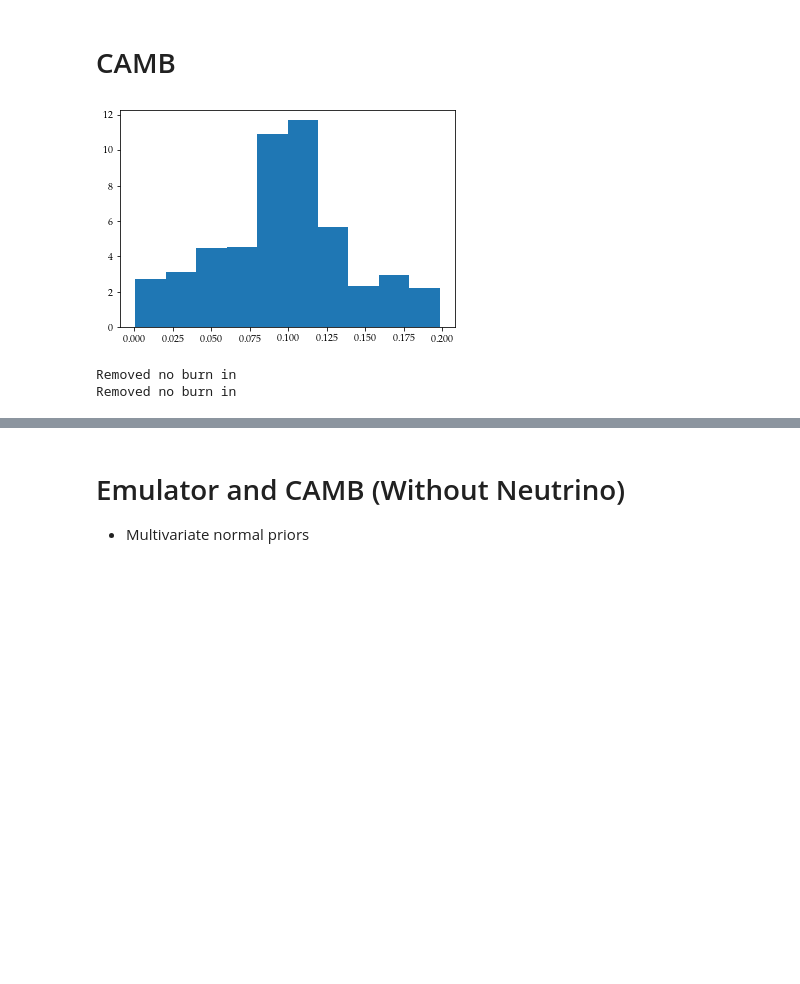
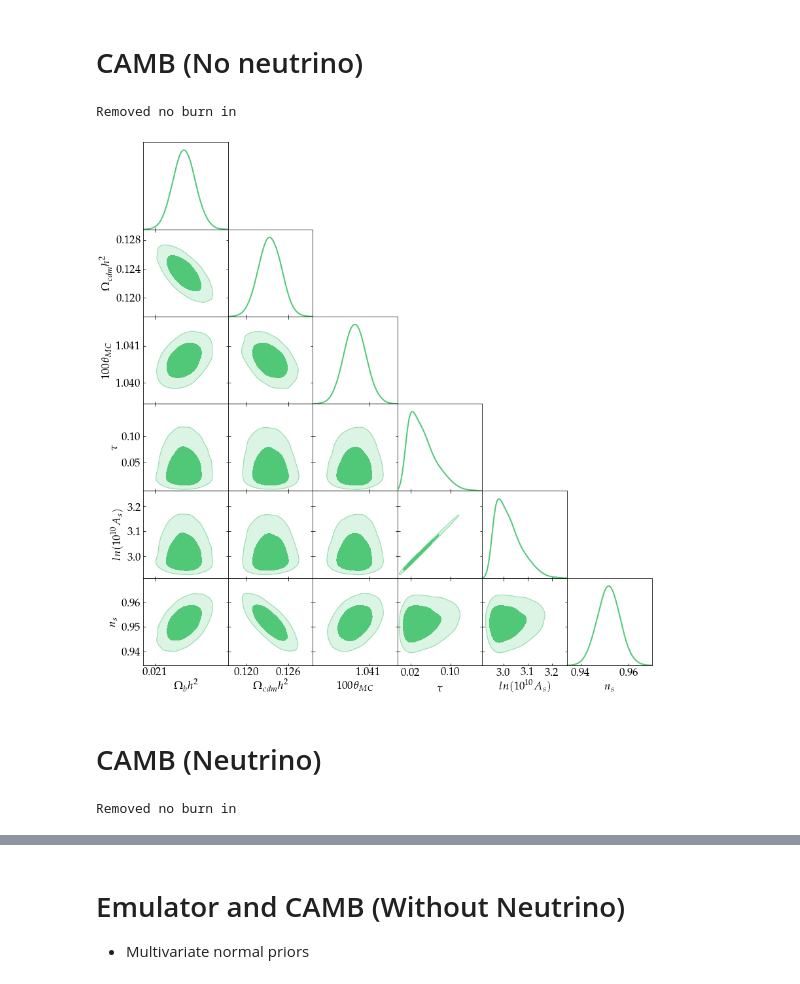
Before and after one commit to Harry45/emuplanck, a Jupyter notebook: triangle.ipynb, the cells around one changed output, grey strips where cells are left out. Cells and saved outputs as stored; diff of their text form; code cells hidden in the pictures; blank space fills up the shorter version.

Commit message:
planck emulator

```diff
--- a/triangle.ipynb
+++ b/triangle.ipynb
@@ -17,29 +17,40 @@ palefactor = 0.9
 linewidth = 2
 contours = [0.68,0.95]
 # %% [markdown]
-# CAMB
+# CAMB (No neutrino)
 # %%
-NDIM = 7
-camb_samples_1 = pickle_load('samples', 'camb_samples_corrected_neutrino_1')
-camb_samples_2 = pickle_load('samples', 'camb_samples_corrected_neutrino_2')
-# camb_samples_2 = pickle_load('samples', 'camb_samples_uniform_planck_priors')
+NDIM = 6
+camb_samples_1 = pickle_load('samples', 'samples_no_neutrino')
+names = ["x%s"%i for i in range(NDIM)]
+
+
+labels = [r'$\Omega_{b}h^{2}$',
+          r'$\Omega_{cdm}h^{2}$',
+          r'$100\theta_{MC}$',
+          r'$\tau$',
+          r'$ln(10^{10}A_{s})$',
+          r'$n_{s}$']
-# %%
-plt.hist(camb_samples_2[:,-1][camb_samples_2[:,-1] < 0.20], density = True)
-plt.show()
-# %% [output]
-[figure, removed]
-# %%
-labels = [r'$\Omega_{b}h^{2}$',
-          r'$\Omega_{cdm}h^{2}$',
-          r'$100\theta_{MC}$',
-          r'$\tau$',
-          r'$ln(10^{10})A_{s}$',
-          r'$n_{s}$',
-          r'$\sum m_{\nu}$']
-names = ["x%s"%i for i in range(NDIM)]
 # %%
 samples_1 = MCSamples(samples=camb_samples_1,names = names, labels = labels, settings = settings, label = 'CAMB 1')
-samples_2 = MCSamples(samples=camb_samples_2,names = names, labels = labels, settings = settings, label = 'CAMB 2')
+# samples_2 = MCSamples(samples=camb_samples_2,names = names, labels = labels, settings = settings, label = 'CAMB 2')
 # %% [output]
 Removed no burn in
-Removed no burn in
+# %%
+G = plots.getSubplotPlotter(subplot_size=2)
+G.settings.solid_contour_palefactor = 0.8
+G.settings.alpha_filled_add = alpha
+G.settings.num_plot_contours = 2
+G.settings.lw_contour = 2
+G.settings.axes_fontsize = 20
+G.settings.lab_fontsize = 20
+G.settings.fontsize = 35 # important for padding in x-axis
+G.settings.legend_fontsize = 15
+samples_1.updateSettings({'contours': [0.68, 0.95]})
+# samples_2.updateSettings({'contours': [0.68, 0.95]})
+G.triangle_plot(samples_1, filled = [True], contour_colors=[color1], contour_lws=[2], contour_ls=['-'])
+# plt.savefig('plots/triangle_plot_comparison.pdf', transparent = False, bbox_inches = 'tight')
+plt.show()
+# %% [output]
+[figure, added]
+# %% [markdown]
+# CAMB (Neutrino)
@@ -45,0 +69,4 @@ Removed no burn in
+# %%
+samples_1 = MCSamples(samples=camb_samples_1,names = names, labels = labels, settings = settings, label = 'CAMB 1')
+# %% [output]
+Removed no burn in
```
Also changed, not shown: parts of 3 cells of this notebook, 3 other files.
